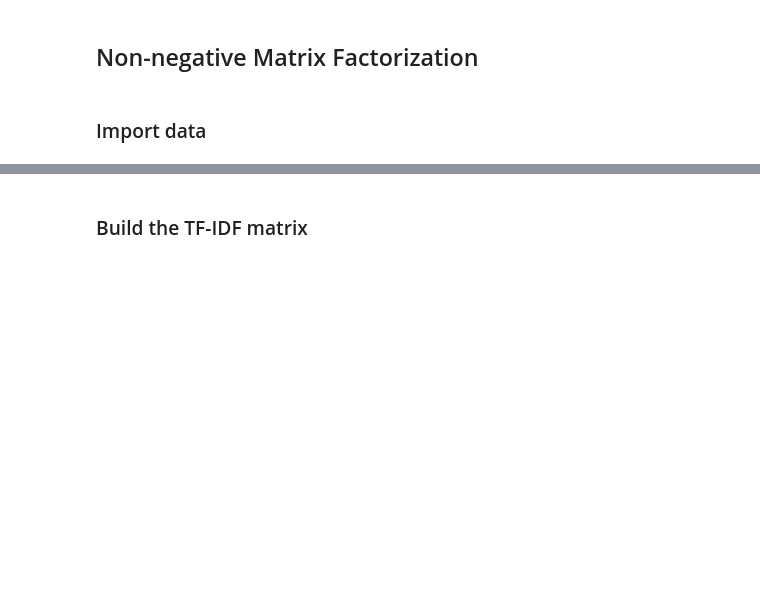
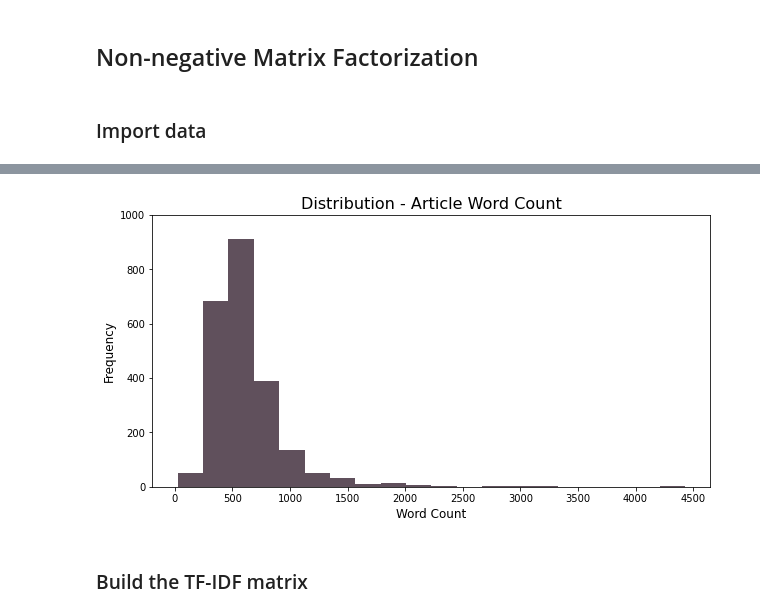
Before and after one commit to sawarani/TopicModeling, a Jupyter notebook: NMF.ipynb, the cells around one changed output, grey strips where cells are left out. Cells and saved outputs as stored; diff of their text form; code cells hidden in the pictures; blank space fills up the shorter version.

```diff
--- a/NMF.ipynb
+++ b/NMF.ipynb
@@ -26,0 +26,9 @@ df.head()
+# %%
+def word_count(text):
+    return len(str(text).split(' '))
+
+# Get the word count
+df['word_count'] = df['headline_text'].apply(word_count)
+
+# Descriptive statistics for word count
+df['word_count'].describe()
@@ -27,3 +45,21 @@ df.head()
+# %%
+import numpy as np
+import matplotlib.pyplot as plt
+
+# Plot a hist of the word counts
+fig = plt.figure(figsize=(10, 5))
+
+plt.hist(df['word_count'], bins=20, color='#60505C')
+
+plt.title('Distribution - Article Word Count', fontsize=16)
+plt.ylabel('Frequency', fontsize=12)
+plt.xlabel('Word Count', fontsize=12)
+plt.yticks(np.arange(0, 1200, 200))
+plt.xticks(np.arange(0, 5000, 500))
+
+plt.show()
+# %% [output]
+[figure, added]
 # %% [markdown]
 ### Build the TF-IDF matrix
 # %%
```
Also changed, not shown: parts of 12 cells of this notebook.
